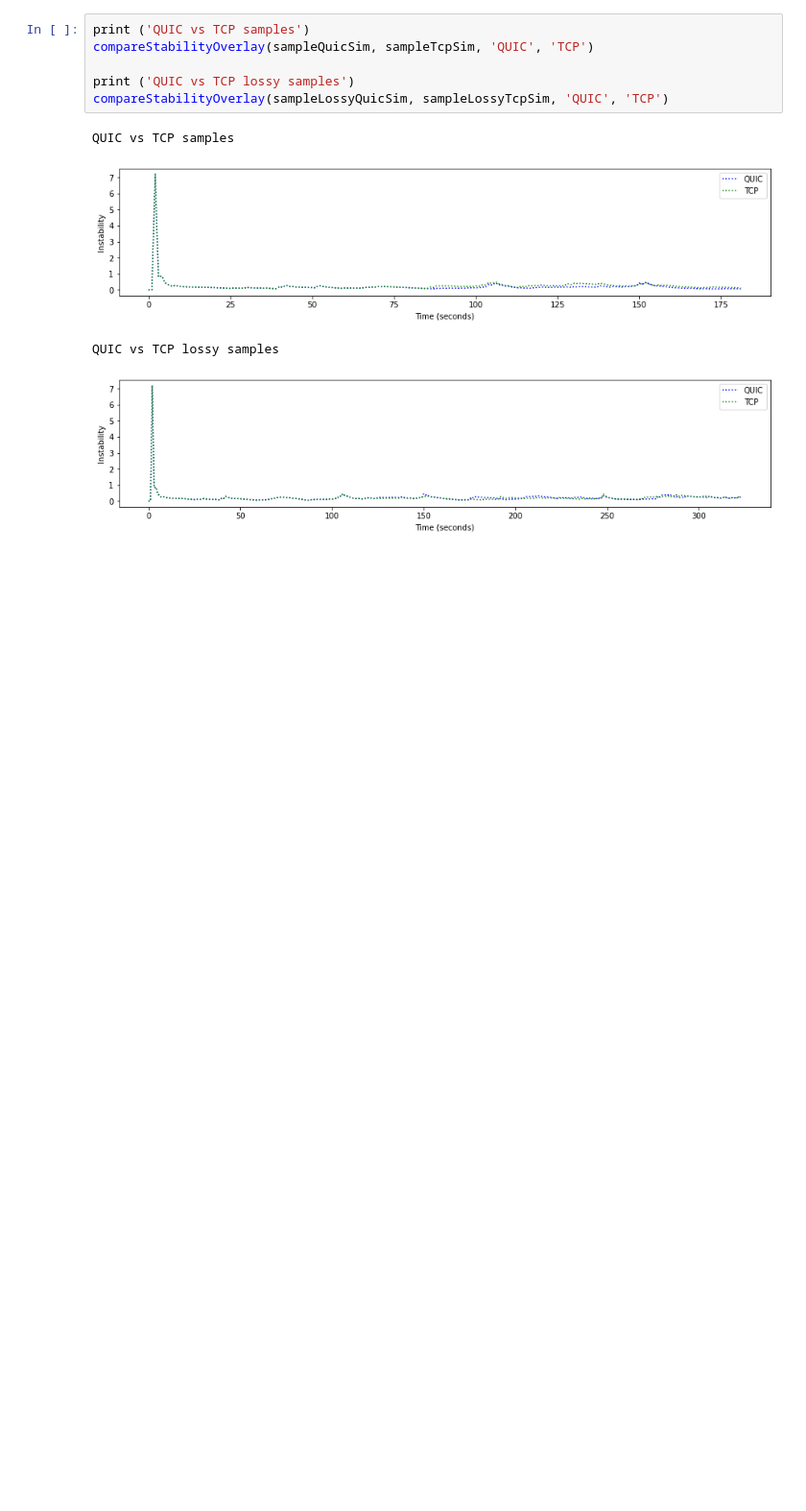
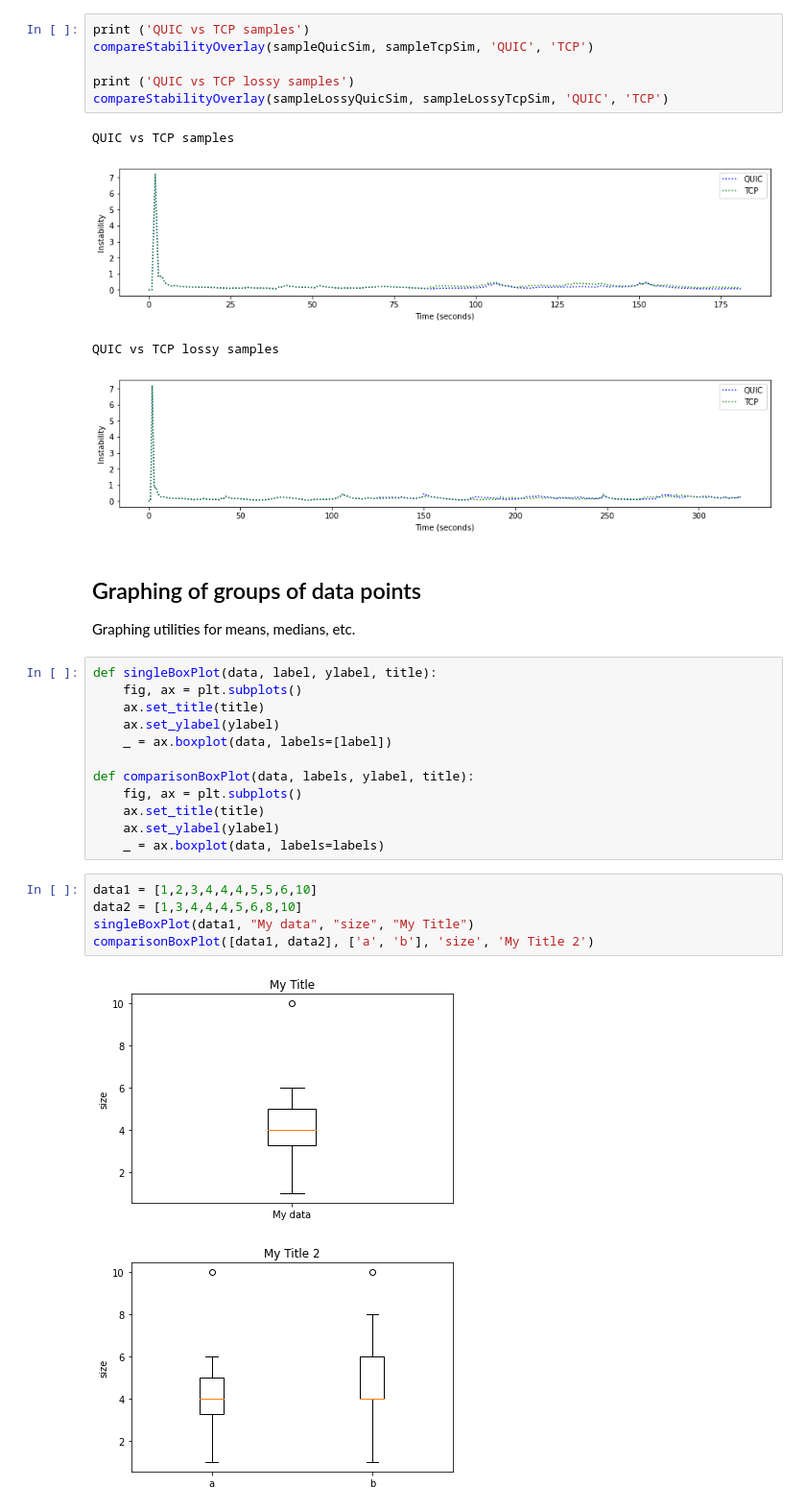
Before and after one commit to jkirkwin/499-Visualization, a Jupyter notebook: GraphHelpers.ipynb, the cells around one changed output. Shown at 96% size. Cells and saved outputs as stored; diff of their text form; blank space fills up the shorter version.

```diff
--- a/GraphHelpers.ipynb
+++ b/GraphHelpers.ipynb
@@ -561,3 +571,26 @@ QUIC vs TCP samples
 [figure]
 QUIC vs TCP lossy samples
 [figure]
+# %% [markdown]
+## Graphing of groups of data points
+Graphing utilities for means, medians, etc.
+# %%
+def singleBoxPlot(data, label, ylabel, title):
+    fig, ax = plt.subplots()
+    ax.set_title(title)
+    ax.set_ylabel(ylabel)
+    _ = ax.boxplot(data, labels=[label])
+
+def comparisonBoxPlot(data, labels, ylabel, title):
+    fig, ax = plt.subplots()
+    ax.set_title(title)
+    ax.set_ylabel(ylabel)
+    _ = ax.boxplot(data, labels=labels)
+# %%
+data1 = [1,2,3,4,4,4,5,5,6,10]
+data2 = [1,3,4,4,4,5,6,8,10]
+singleBoxPlot(data1, "My data", "size", "My Title")
+comparisonBoxPlot([data1, data2], ['a', 'b'], 'size', 'My Title 2')
+# %% [output]
+[figure, added]
+[figure, added]
```
Also changed, not shown: parts of 6 cells of this notebook, 2 other files.
